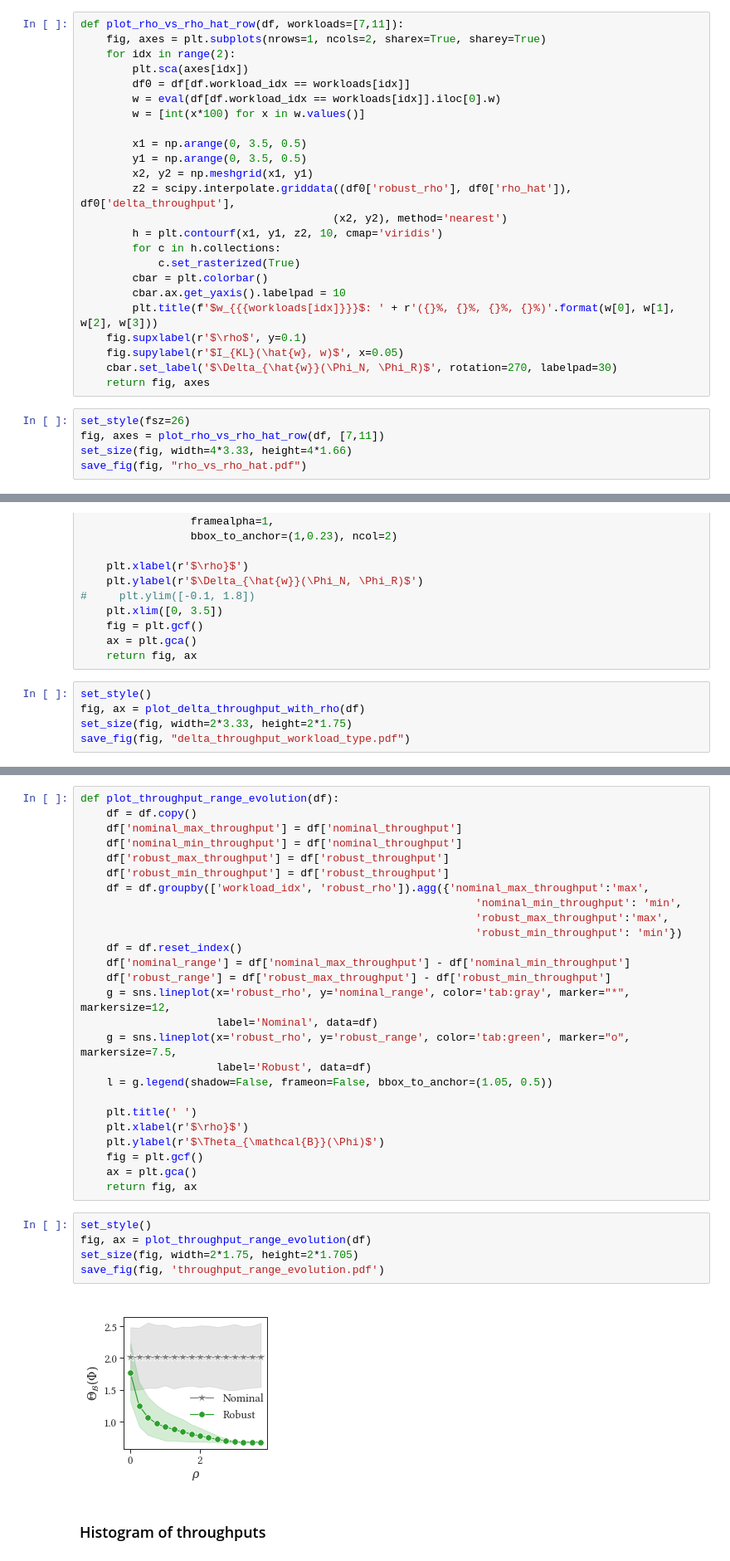
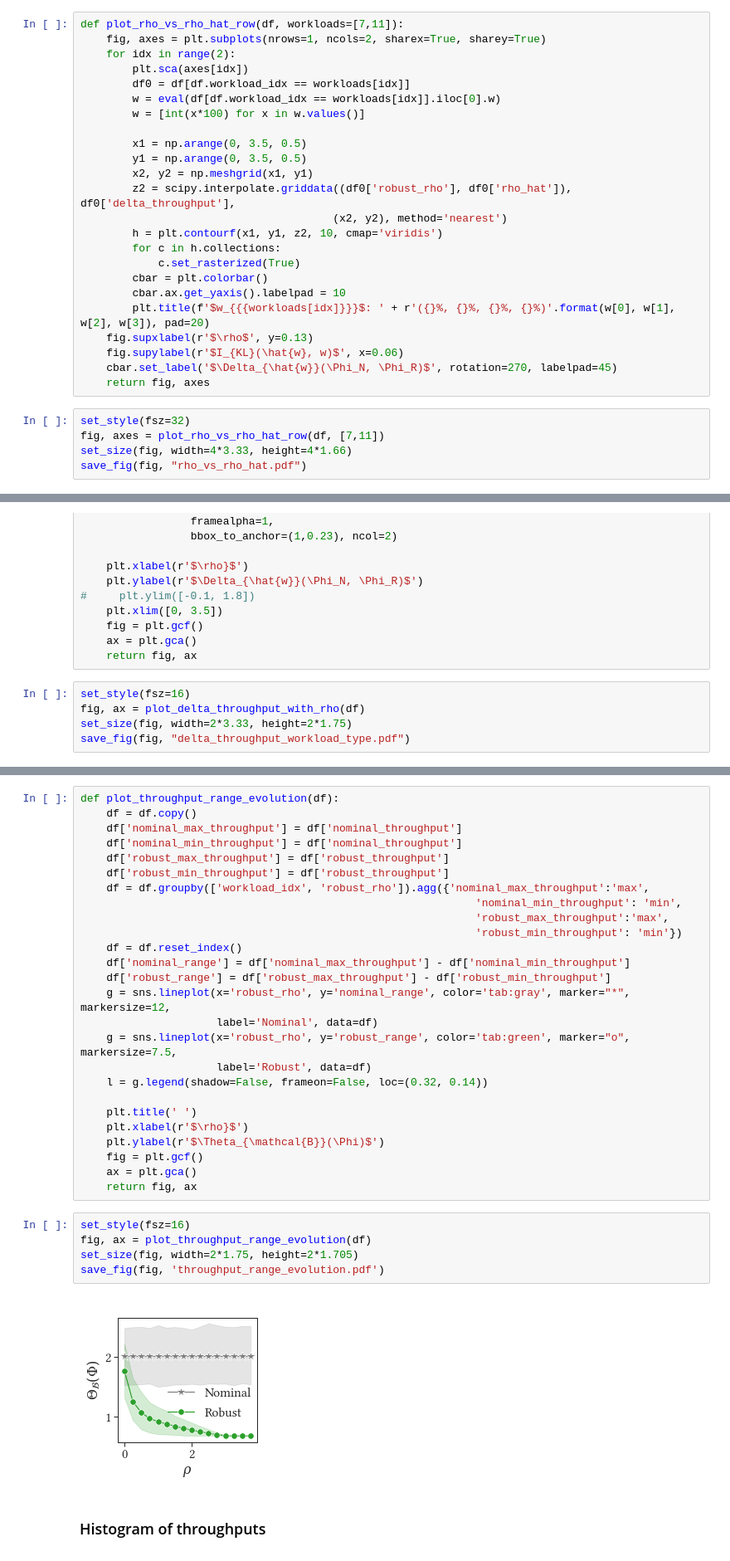
Before and after one commit to BU-DiSC/endure, a Jupyter notebook: endure/visualization/00_cost_model_plots.ipynb, the cells around one changed output, grey strips where cells are left out. Shown: that part at 83% size. Saved outputs shown, nothing was run; the diff lists cells and outputs as text.

Commit message:
Notebook and visual changes

```diff
--- a/endure/visualization/00_cost_model_plots.ipynb
+++ b/endure/visualization/00_cost_model_plots.ipynb
@@ -242,13 +239,13 @@ def plot_rho_vs_rho_hat_row(df, workloads=[7,11]):
             c.set_rasterized(True)
         cbar = plt.colorbar()
         cbar.ax.get_yaxis().labelpad = 10
-        plt.title(f'$w_{{{workloads[idx]}}}$: ' + r'({}%, {}%, {}%, {}%)'.format(w[0], w[1], w[2], w[3]))
-    fig.supxlabel(r'$\rho$', y=0.1)
-    fig.supylabel(r'$I_{KL}(\hat{w}, w)$', x=0.05)
-    cbar.set_label('$\Delta_{\hat{w}}(\Phi_N, \Phi_R)$', rotation=270, labelpad=30)
+        plt.title(f'$w_{{{workloads[idx]}}}$: ' + r'({}%, {}%, {}%, {}%)'.format(w[0], w[1], w[2], w[3]), pad=20)
+    fig.supxlabel(r'$\rho$', y=0.13)
+    fig.supylabel(r'$I_{KL}(\hat{w}, w)$', x=0.06)
+    cbar.set_label('$\Delta_{\hat{w}}(\Phi_N, \Phi_R)$', rotation=270, labelpad=45)
     return fig, axes
 # %%
-set_style(fsz=26)
+set_style(fsz=32)
 fig, axes = plot_rho_vs_rho_hat_row(df, [7,11])
 set_size(fig, width=4*3.33, height=4*1.66)
 save_fig(fig, "rho_vs_rho_hat.pdf")
@@ -288,7 +285,7 @@ def plot_delta_throughput_with_rho(df):
     ax = plt.gca()
     return fig, ax
 # %%
-set_style()
+set_style(fsz=16)
 fig, ax = plot_delta_throughput_with_rho(df)
 set_size(fig, width=2*3.33, height=2*1.75)
 save_fig(fig, "delta_throughput_workload_type.pdf")
@@ -312,7 +309,7 @@ def plot_throughput_range_evolution(df):
                      label='Nominal', data=df)
     g = sns.lineplot(x='robust_rho', y='robust_range', color='tab:green', marker="o", markersize=7.5,
                      label='Robust', data=df)
-    l = g.legend(shadow=False, frameon=False, bbox_to_anchor=(1.05, 0.5))
+    l = g.legend(shadow=False, frameon=False, loc=(0.32, 0.14))
 
     plt.title(' ')
     plt.xlabel(r'$\rho}$')
@@ -321,12 +318,12 @@ def plot_throughput_range_evolution(df):
     ax = plt.gca()
     return fig, ax
 # %%
-set_style()
+set_style(fsz=16)
 fig, ax = plot_throughput_range_evolution(df)
 set_size(fig, width=2*1.75, height=2*1.705)
 save_fig(fig, 'throughput_range_evolution.pdf')
 # %% [output]
-[figure, old version]
+[figure, new version]
 # %% [markdown]
 ### Histogram of throughputs
 # %%
```
Also changed, not shown: parts of 8 cells of this notebook, 3 other files.
